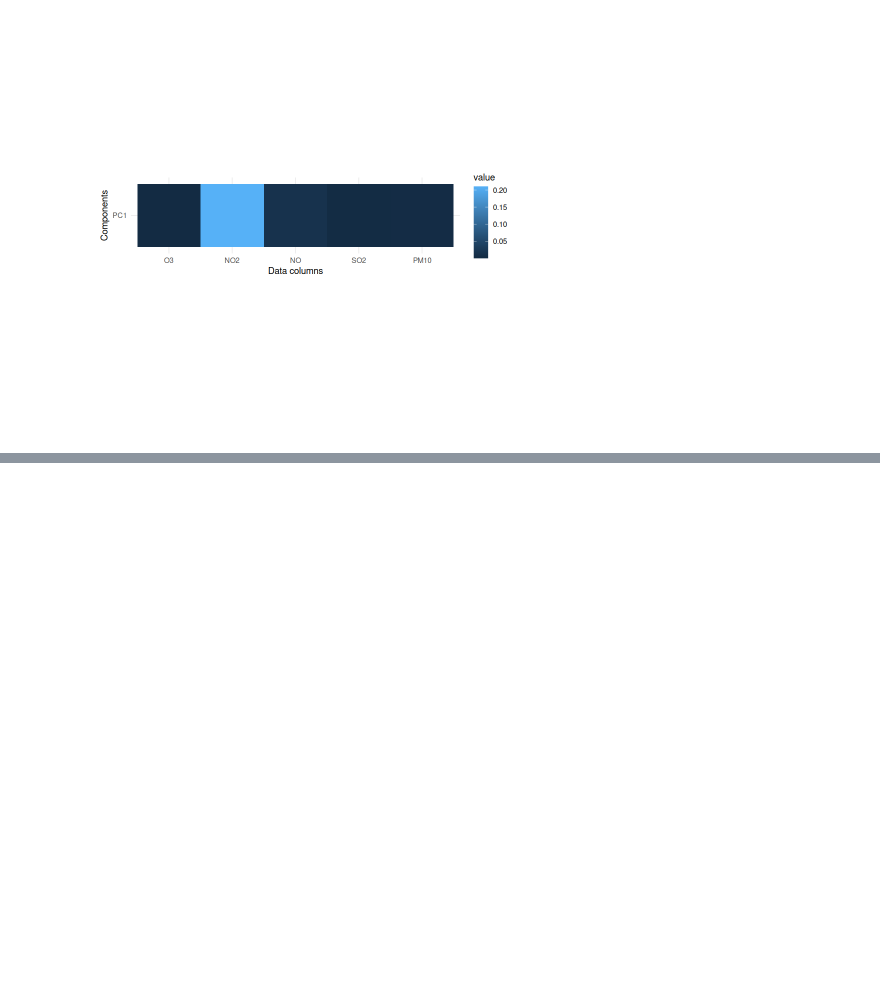
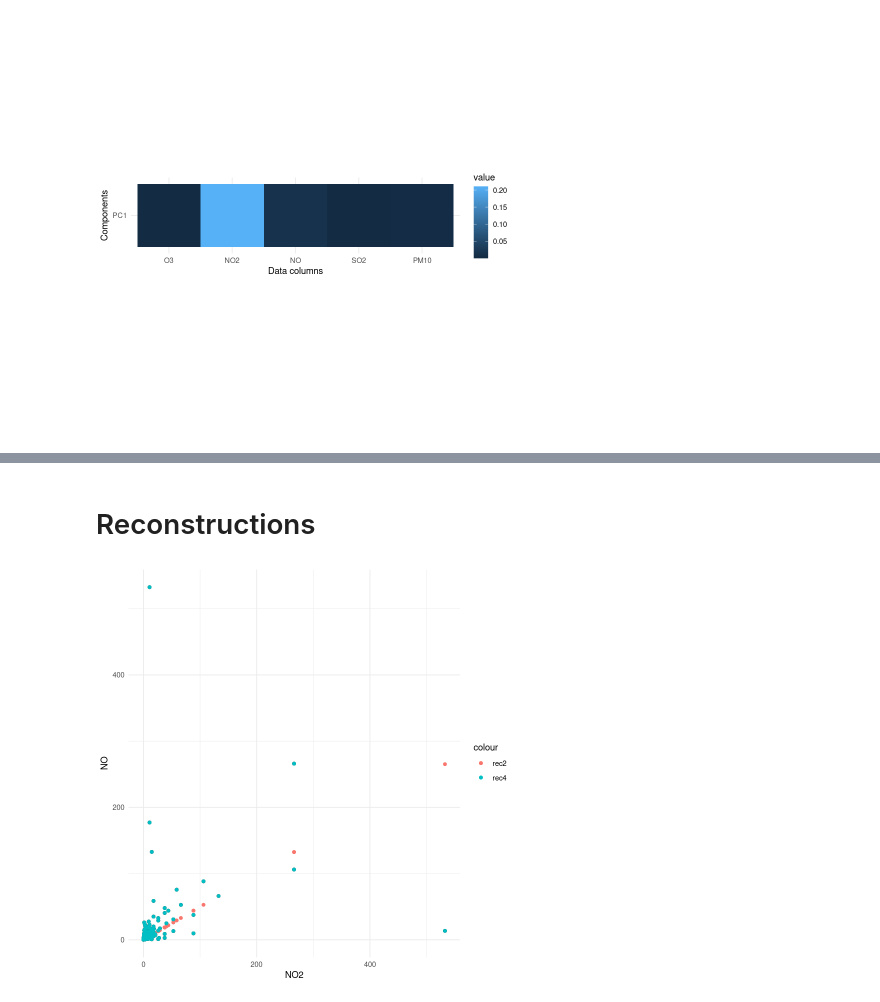
Before and after one commit to FelixRb96/maxstablePCA_examples, a Jupyter notebook: airpollution/airpollution.ipynb, the cells around one changed output, grey strips where cells are left out. Cells and saved outputs as stored; diff of their text form; code cells hidden in the pictures; blank space fills up the shorter version.

```diff
--- a/airpollution/airpollution.ipynb
+++ b/airpollution/airpollution.ipynb
@@ -479,0 +522,19 @@ theme_minimal()
+# %% [markdown]
+# Reconstructions
+# %%
+rec_w2 <- reconstruct(maxPCA_w2, compress(maxPCA_w2, winter_trafo)) %>% as_tibble()
+rec_w3 <- reconstruct(maxPCA_w3, compress(maxPCA_w3, winter_trafo)) %>% as_tibble()
+rec_w4 <- reconstruct(maxPCA_w4, compress(maxPCA_w4, winter_trafo)) %>% as_tibble()
+
+
+names(rec_w2) <- names(winter_trafo)
+names(rec_w3) <- names(winter_trafo)
+names(rec_w4) <- names(winter_trafo)
+# %%
+ggplot(winter_trafo, aes(x = NO2, y = NO)) +
+geom_point() +
+geom_point(aes(x = NO2, y = NO, color = "rec2"), rec_w2) +
+geom_point(aes(x = NO2, y = NO, color = "rec4"), rec_w4) +
+theme_minimal()
+# %% [output]
+[figure, added]
```
Also changed, not shown: parts of 20 cells of this notebook, 1 other file.
